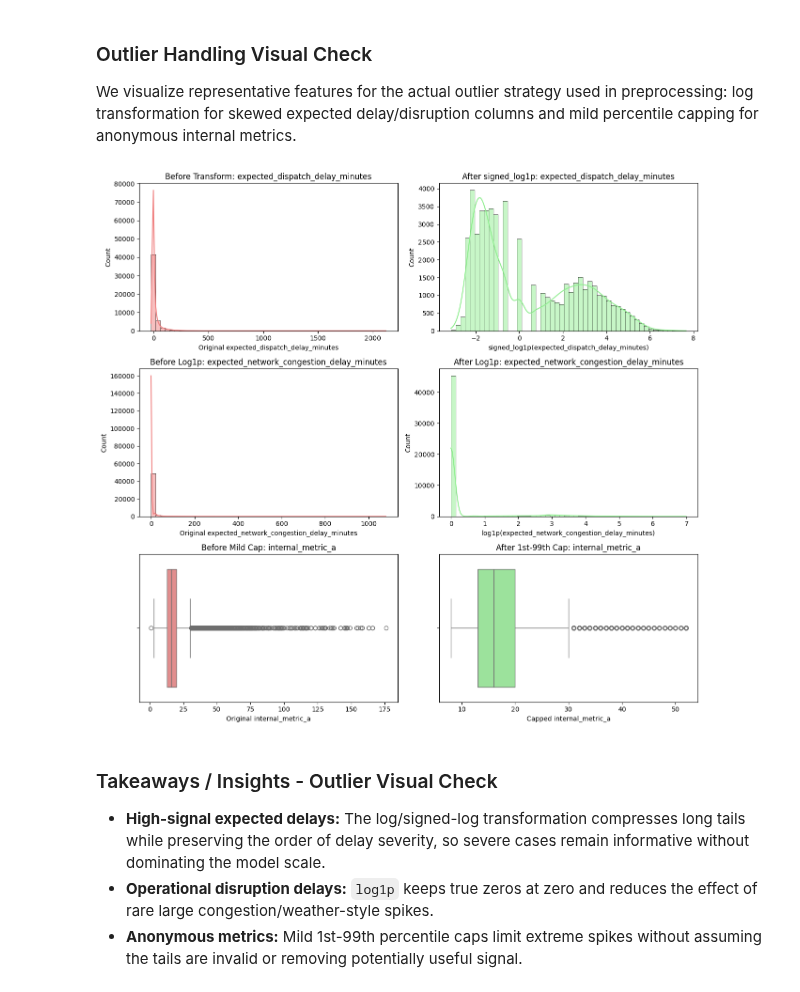
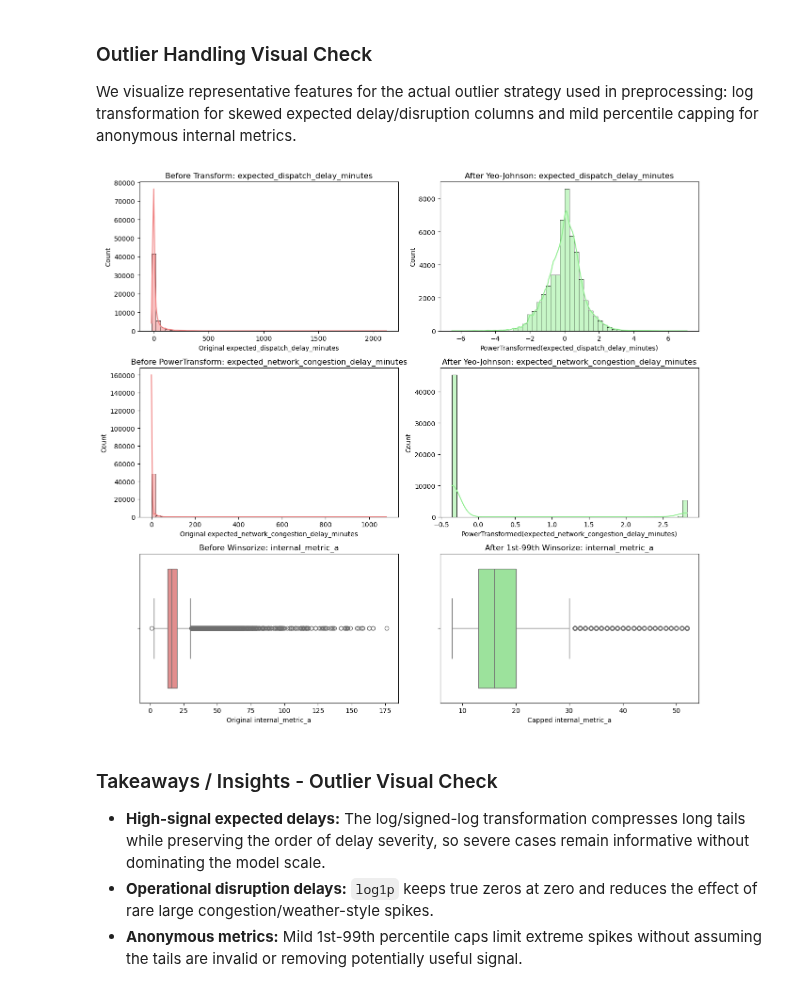
Before and after one commit to InbarKedem/final-project-intro-to-ml, a Jupyter notebook: task.ipynb, the cells around one changed output. Drawn from its saved outputs; the diff is of its cells as text; code cells hidden in the pictures.

```diff
--- a/task.ipynb
+++ b/task.ipynb
@@ -1426,7 +1465,7 @@ The log-transform summary shows which expected delay/disruption variables were h
 
 We visualize representative features for the actual outlier strategy used in preprocessing: log transformation for skewed expected delay/disruption columns and mild percentile capping for anonymous internal metrics.
 # %%
-# Visualize the current outlier strategy: log transforms for delays and mild caps for anonymous metrics.
+# Visualize the outlier strategy using robust libraries
 high_signal_delay_feature = next(
     (c for c in ['expected_dispatch_delay_minutes', 'dispatch_delay_minutes'] if c in train_df.columns),
     None
@@ -1443,9 +1482,6 @@ def prepare_numeric_series(df, col):
     series = df[col].copy()
     return series.fillna(series.median())
 
-def signed_log1p_series(series):
-    return np.sign(series) * np.log1p(np.abs(series))
-
 def plot_before_after_hist(ax_before, ax_after, original, transformed, before_title, after_title, before_xlabel, after_xlabel):
     sns.histplot(original, bins=50, kde=True, ax=ax_before, color='lightcoral', edgecolor='black')
     ax_before.set_title(before_title)
@@ -1457,15 +1493,11 @@ def plot_before_after_hist(ax_before, ax_after, original, transformed, before_ti
 
 fig, axes = plt.subplots(3, 2, figsize=(13, 12))
 
-# 1) High-signal expected delay: signed_log1p if negative values exist, log1p otherwise.
+# 1) High-signal expected delay: PowerTransformer
 high_signal_series = prepare_numeric_series(train_df, high_signal_delay_feature)
 if high_signal_series is not None:
-    if high_signal_series.min() < 0:
-        transformed_high_signal = signed_log1p_series(high_signal_series)
-        transform_label = 'signed_log1p'
-    else:
-        transformed_high_signal = np.log1p(high_signal_series.clip(lower=0))
-        transform_label = 'log1p'
+    pt_temp = PowerTransformer(method='yeo-johnson')
+    transformed_high_signal = pt_temp.fit_transform(high_signal_series.values.reshape(-1, 1)).flatten()
 
     plot_before_after_hist(
         axes[0, 0],
@@ -1473,9 +1505,9 @@ if high_signal_series is not None:
         high_signal_series,
         transformed_high_signal,
         f'Before Transform: {high_signal_delay_feature}',
-        f'After {transform_label}: {high_signal_delay_feature}',
+        f'After Yeo-Johnson: {high_signal_delay_feature}',
         f'Original {high_signal_delay_feature}',
-        f'{transform_label}({high_signal_delay_feature})'
+        f'PowerTransformed({high_signal_delay_feature})'
     )
 else:
     axes[0, 0].text(0.5, 0.5, 'Feature not available', ha='center')
@@ -1483,48 +1515,53 @@ else:
     axes[0, 0].set_axis_off()
     axes[0, 1].set_axis_off()
 
-# 2) Operational disruption delay: log1p compresses the zero-inflated right tail.
+# 2) Operational disruption delay: PowerTransformer
 disruption_series = prepare_numeric_series(train_df, disruption_delay_feature)
 if disruption_series is not None:
-    transformed_disruption = np.log1p(disruption_series.clip(lower=0))
+    pt_temp2 = PowerTransformer(method='yeo-johnson')
+    transformed_disruption = pt_temp2.fit_transform(disruption_series.values.reshape(-1, 1)).flatten()
+
     plot_before_after_hist(
         axes[1, 0],
         axes[1, 1],
         disruption_series,
         transformed_disruption,
-        f'Before Log1p: {disruption_delay_feature}',
-        f'After Log1p: {disruption_delay_feature}',
+        f'Before PowerTransform: {disruption_delay_feature}',
+        f'After Yeo-Johnson: {disruption_delay_feature}',
         f'Original {disruption_delay_feature}',
-        f'log1p({disruption_delay_feature})'
+        f'PowerTransformed({disruption_delay_feature})'
     )
 else:
     axes[1, 0].text(0.5, 0.5, 'Feature not available', ha='center')
     axes[1, 1].text(0.5, 0.5, 'Feature not available', ha='center')
     axes[1, 0].set_axis_off()
     axes[1, 1].set_axis_off()
 
-# 3) Anonymous metric: mild 1st-99th percentile cap.
+# 3) Anonymous metric: custom Winsorizer
 metric_series = prepare_numeric_series(train_df, metric_feature)
 if metric_series is not None:
-    lower, upper = metric_series.quantile([0.01, 0.99])
-    capped_metric = metric_series.clip(lower=lower, upper=upper)
+    temp_df = pd.DataFrame({metric_feature: metric_series})
+    winsor_temp = Winsorizer(limits=(0.01, 0.01), columns=[metric_feature])
+    winsor_temp.fit(temp_df)
+    capped_metric = winsor_temp.transform(temp_df)[metric_feature]
+
     sns.boxplot(x=metric_series, ax=axes[2, 0], color='lightcoral')
-    axes[2, 0].set_title(f'Before Mild Cap: {metric_feature}')
+    axes[2, 0].set_title(f'Before Winsorize: {metric_feature}')
     axes[2, 0].set_xlabel(f'Original {metric_feature}')
 
     sns.boxplot(x=capped_metric, ax=axes[2, 1], color='lightgreen')
-    axes[2, 1].set_title(f'After 1st-99th Cap: {metric_feature}')
+    axes[2, 1].set_title(f'After 1st-99th Winsorize: {metric_feature}')
     axes[2, 1].set_xlabel(f'Capped {metric_feature}')
 else:
     axes[2, 0].text(0.5, 0.5, 'Feature not available', ha='center')
     axes[2, 1].text(0.5, 0.5, 'Feature not available', ha='center')
     axes[2, 0].set_axis_off()
     axes[2, 1].set_axis_off()
 
 plt.tight_layout()
 plt.show()
 # %% [output]
-[figure, old version]
+[figure, new version]
 # %% [markdown]
 ### Takeaways / Insights - Outlier Visual Check
 
```
Also changed, not shown: parts of 38 cells of this notebook, 2 other files.
